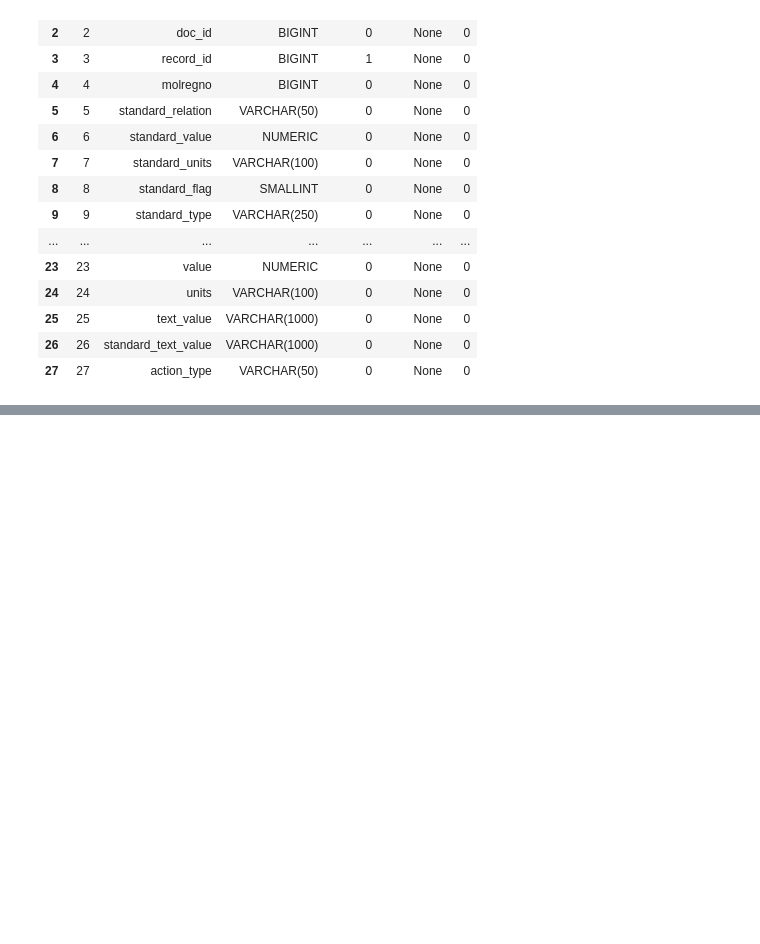
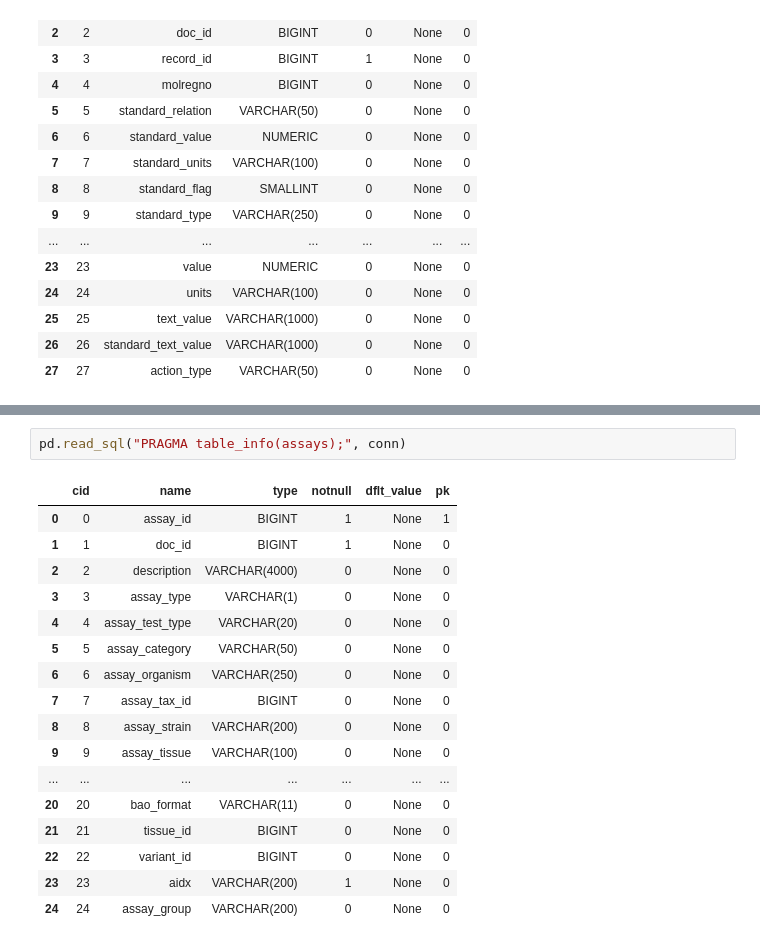
Before and after one commit to mberdakin/chembl-bioactivity-prediction, a Jupyter notebook: notebooks/01_chembl_schema_exploration.ipynb.ipynb, the cells around one changed output, grey strips where cells are left out. Drawn from its saved outputs; the diff is of its cells as text; blank space fills up the shorter version.

```diff
--- a/notebooks/01_chembl_schema_exploration.ipynb.ipynb
+++ b/notebooks/01_chembl_schema_exploration.ipynb.ipynb
@@ -83,0 +241,20 @@ print(df)
+# %%
+pd.read_sql("PRAGMA table_info(assays);", conn)
+# %% [output]
+|  | cid | name | type | notnull | dflt_value | pk |
+| 0 | 0 | assay_id | BIGINT | 1 | None | 1 |
+| 1 | 1 | doc_id | BIGINT | 1 | None | 0 |
+| 2 | 2 | description | VARCHAR(4000) | 0 | None | 0 |
+| 3 | 3 | assay_type | VARCHAR(1) | 0 | None | 0 |
+| 4 | 4 | assay_test_type | VARCHAR(20) | 0 | None | 0 |
+| 5 | 5 | assay_category | VARCHAR(50) | 0 | None | 0 |
+| 6 | 6 | assay_organism | VARCHAR(250) | 0 | None | 0 |
+| 7 | 7 | assay_tax_id | BIGINT | 0 | None | 0 |
+| 8 | 8 | assay_strain | VARCHAR(200) | 0 | None | 0 |
+| 9 | 9 | assay_tissue | VARCHAR(100) | 0 | None | 0 |
+| ... | ... | ... | ... | ... | ... | ... |
+| 20 | 20 | bao_format | VARCHAR(11) | 0 | None | 0 |
+| 21 | 21 | tissue_id | BIGINT | 0 | None | 0 |
+| 22 | 22 | variant_id | BIGINT | 0 | None | 0 |
+| 23 | 23 | aidx | VARCHAR(200) | 1 | None | 0 |
+| 24 | 24 | assay_group | VARCHAR(200) | 0 | None | 0 |
```
Also changed, not shown: parts of 18 cells of this notebook.
